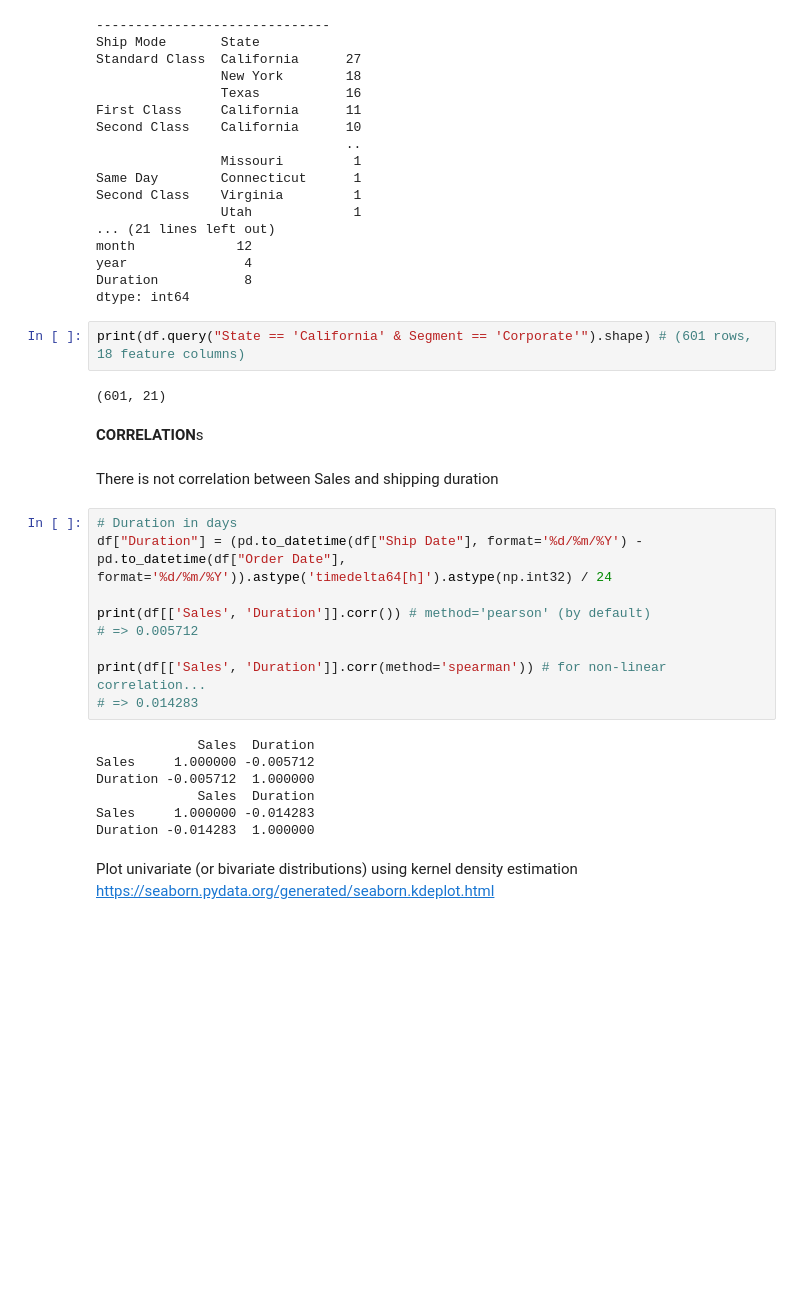
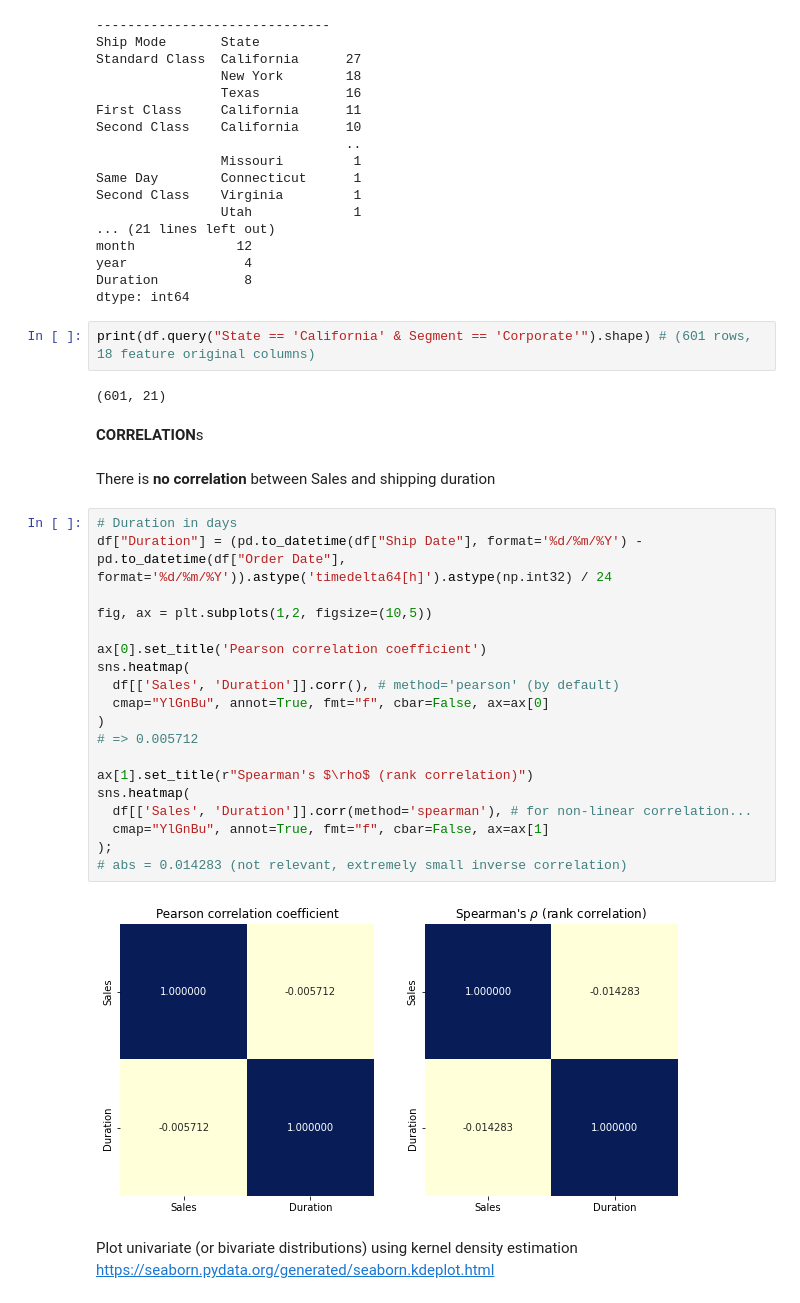
Before and after one commit to yannick42/notebooks, a Jupyter notebook: _notebooks/2022-04-22-Superstore_Sales_Dataset_(EDA).ipynb, the cells around one changed output. Drawn from its saved outputs; the diff is of its cells as text; blank space fills up the shorter version.

```diff
--- a/_notebooks/2022-04-22-Superstore_Sales_Dataset_(EDA).ipynb
+++ b/_notebooks/2022-04-22-Superstore_Sales_Dataset_(EDA).ipynb
@@ -488,29 +511,34 @@ year               4
 Duration           8
 dtype: int64
 # %%
-print(df.query("State == 'California' & Segment == 'Corporate'").shape) # (601 rows, 18 feature columns)
+print(df.query("State == 'California' & Segment == 'Corporate'").shape) # (601 rows, 18 feature original columns)
 # %% [output]
 (601, 21)
 # %% [markdown]
 **CORRELATION**s
 # %% [markdown]
-There is not correlation between Sales and shipping duration
+There is **no correlation** between Sales and shipping duration
 # %%
 # Duration in days
 df["Duration"] = (pd.to_datetime(df["Ship Date"], format='%d/%m/%Y') - pd.to_datetime(df["Order Date"], format='%d/%m/%Y')).astype('timedelta64[h]').astype(np.int32) / 24
 
-print(df[['Sales', 'Duration']].corr()) # method='pearson' (by default)
+fig, ax = plt.subplots(1,2, figsize=(10,5))
+
+ax[0].set_title('Pearson correlation coefficient')
+sns.heatmap(
+  df[['Sales', 'Duration']].corr(), # method='pearson' (by default)
+  cmap="YlGnBu", annot=True, fmt="f", cbar=False, ax=ax[0]
+)
 # => 0.005712
 
-print(df[['Sales', 'Duration']].corr(method='spearman')) # for non-linear correlation...
-# => 0.014283
+ax[1].set_title(r"Spearman's $\rho$ (rank correlation)")
+sns.heatmap(
+  df[['Sales', 'Duration']].corr(method='spearman'), # for non-linear correlation...
+  cmap="YlGnBu", annot=True, fmt="f", cbar=False, ax=ax[1]
+);
+# abs = 0.014283 (not relevant, extremely small inverse correlation)
 # %% [output]
-             Sales  Duration
-Sales     1.000000 -0.005712
-Duration -0.005712  1.000000
-             Sales  Duration
-Sales     1.000000 -0.014283
-Duration -0.014283  1.000000
+[figure, added]
 # %% [markdown]
 Plot univariate (or bivariate distributions) using kernel density estimation
 https://seaborn.pydata.org/generated/seaborn.kdeplot.html
```
Also changed, not shown: parts of 9 cells of this notebook.
